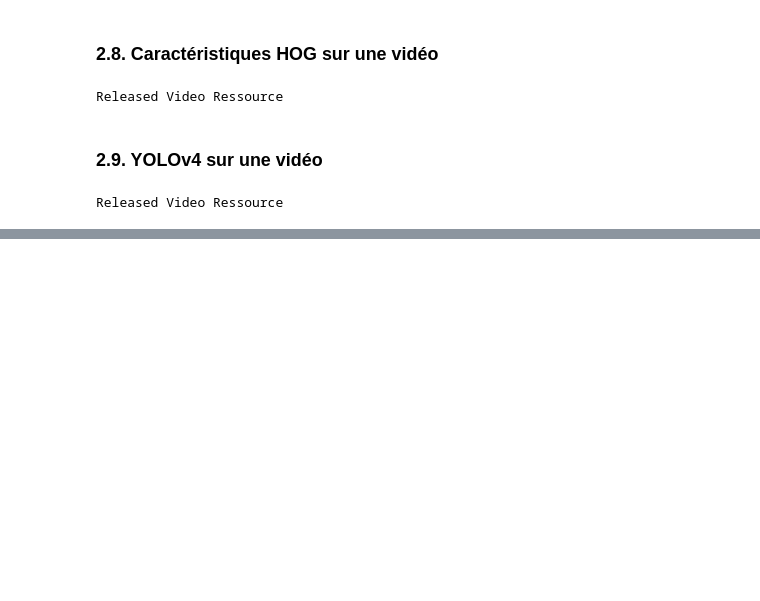
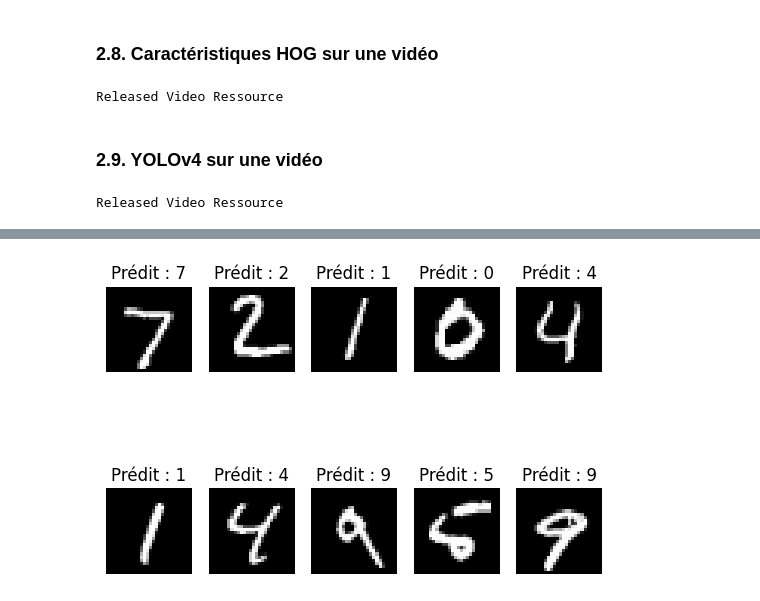
Before and after one commit to Gentlhug/tp2-detection-et-reconnaissance-d-images-et-videos, a Jupyter notebook: tp2_detection.ipynb, the cells around one changed output, grey strips where cells are left out. Cells and saved outputs as stored; diff of their text form; code cells hidden in the pictures; blank space fills up the shorter version.

```diff
--- a/tp2_detection.ipynb
+++ b/tp2_detection.ipynb
@@ -522,0 +580,8 @@ Released Video Ressource
+# %%
+model = tf.keras.Sequential([
+    tf.keras.layers.Conv2D(32, (3, 3), activation='relu', input_shape=(28, 28, 1)),
+    tf.keras.layers.MaxPooling2D((2, 2)),
+    tf.keras.layers.Flatten(),
+    tf.keras.layers.Dense(128, activation='relu'),
+    tf.keras.layers.Dense(10, activation='softmax')
+])
@@ -522,0 +609,7 @@ Released Video Ressource
+# %%
+model.compile(optimizer='adam', loss='categorical_crossentropy', metrics=['accuracy'])
+# %%
+model.fit(train_images, train_labels, epochs=10)
+
+test_loss, test_acc = model.evaluate(test_images, test_labels)
+print('Précision : {:.2f}%'.format(test_acc * 100))
@@ -522,0 +634,11 @@ Released Video Ressource
+# %%
+predictions = model.predict(test_images)
+
+for i in range(10):
+    plt.subplot(2, 5, i + 1)
+    plt.imshow(test_images[i], cmap='gray')
+    plt.title('Prédit : {}'.format(int(predictions[i].argmax())))
+    plt.axis('off')
+
+plt.show()
+# %% [output]
@@ -522,0 +646 @@ Released Video Ressource
+[figure, added]
```
Also changed, not shown: parts of 14 cells of this notebook.
